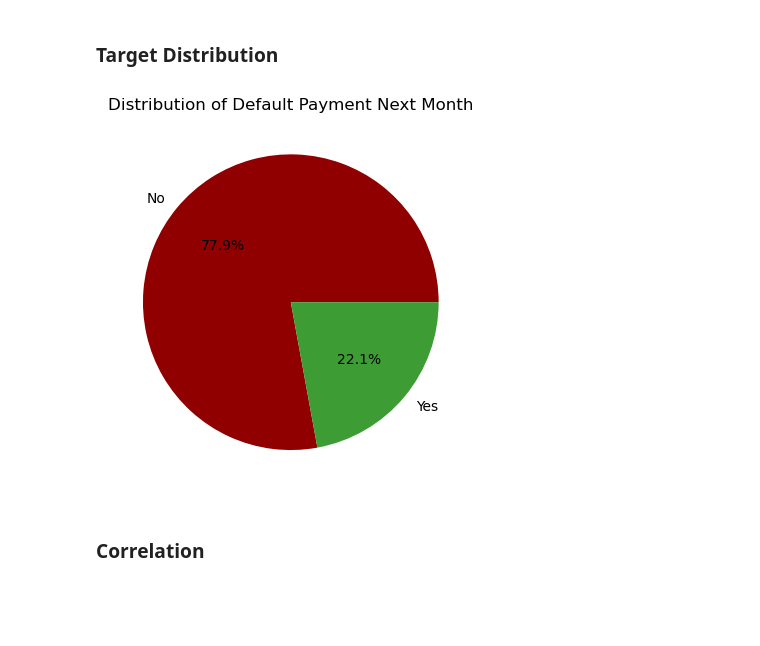
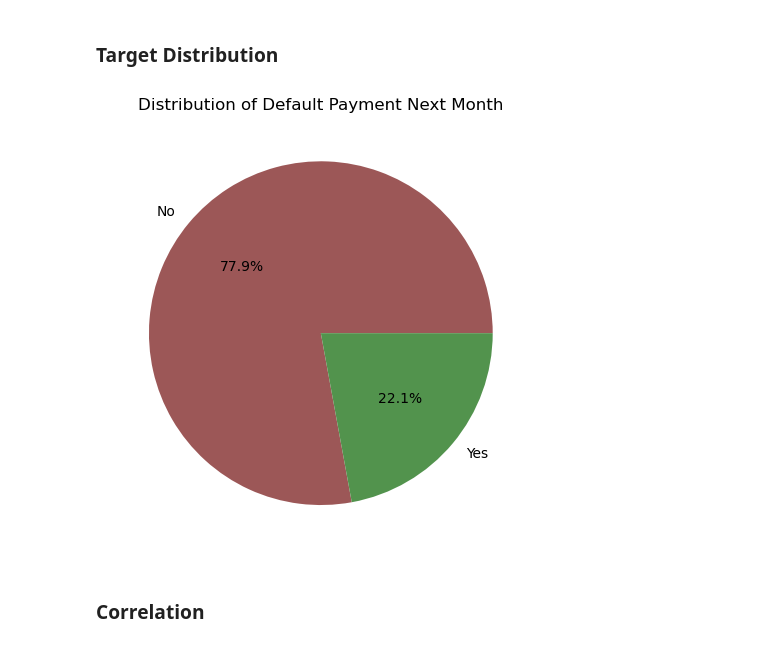
Before and after one commit to qlbusalim/Binary-Classification-Using-NN, a Jupyter notebook: Backpropagation.ipynb, the cells around one changed output. Drawn from its saved outputs; the diff is of its cells as text; code cells hidden in the pictures; blank space fills up the shorter version.

```diff
--- a/Backpropagation.ipynb
+++ b/Backpropagation.ipynb
@@ -282,11 +277,12 @@ plt.show()
 ### **Target Distribution**
 # %%
 # visualize the distribution of the target variable
-plt.pie(data['Y'].value_counts(), labels=['No', 'Yes'], autopct='%1.1f%%', colors=['#900000', '#3e9c35'])
+plt.pie(data['Y'].value_counts(), labels=['No', 'Yes'], autopct='%1.1f%%', colors=["#9C5757", "#52934d"])
 plt.title('Distribution of Default Payment Next Month')
+plt.tight_layout()
 plt.show()
 # %% [output]
-[figure, old version]
+[figure, new version]
 # %% [markdown]
 ### **Correlation**
 # %%
```
Also changed, not shown: parts of 11 cells of this notebook, 4 other files.
